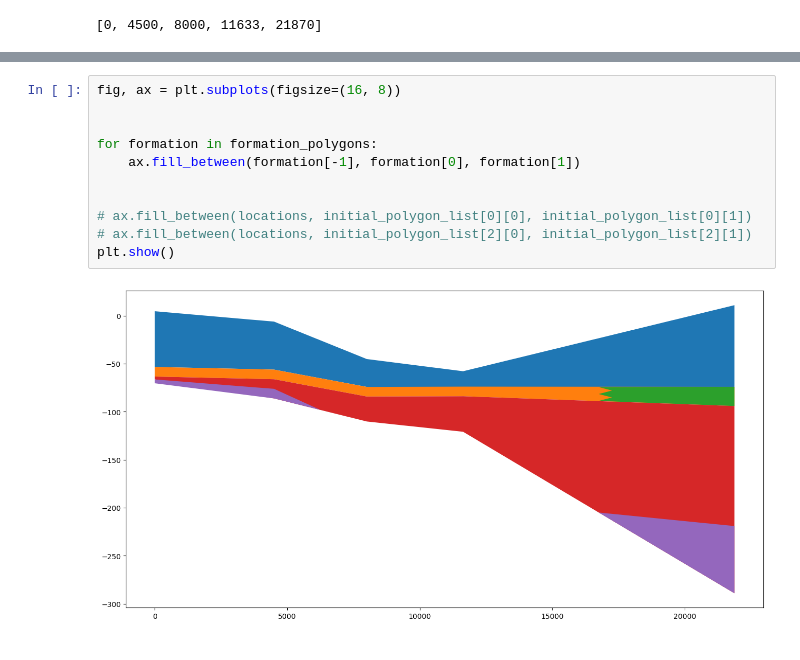
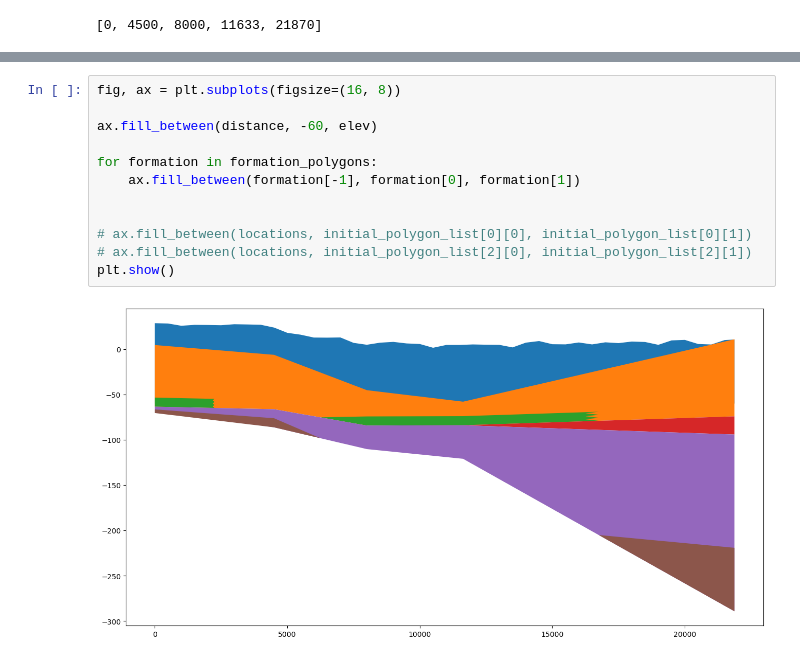
Before and after one commit to Joshination/Cross-Section-Tool, a Jupyter notebook: Structuring Data.ipynb, the cells around one changed output, grey strips where cells are left out. Drawn from its saved outputs; the diff is of its cells as text.

```diff
--- a/Structuring Data.ipynb
+++ b/Structuring Data.ipynb
@@ -563,13 +682,14 @@ left
 # %%
 fig, ax = plt.subplots(figsize=(16, 8))
 
+ax.fill_between(distance, -60, elev)
 
 for formation in formation_polygons:
     ax.fill_between(formation[-1], formation[0], formation[1])
 
 
 # ax.fill_between(locations, initial_polygon_list[0][0], initial_polygon_list[0][1])
 # ax.fill_between(locations, initial_polygon_list[2][0], initial_polygon_list[2][1])
 plt.show()
 # %% [output]
-[figure, old version]
+[figure, new version]
```
Also changed, not shown: parts of 5 cells of this notebook, 1 other file.
